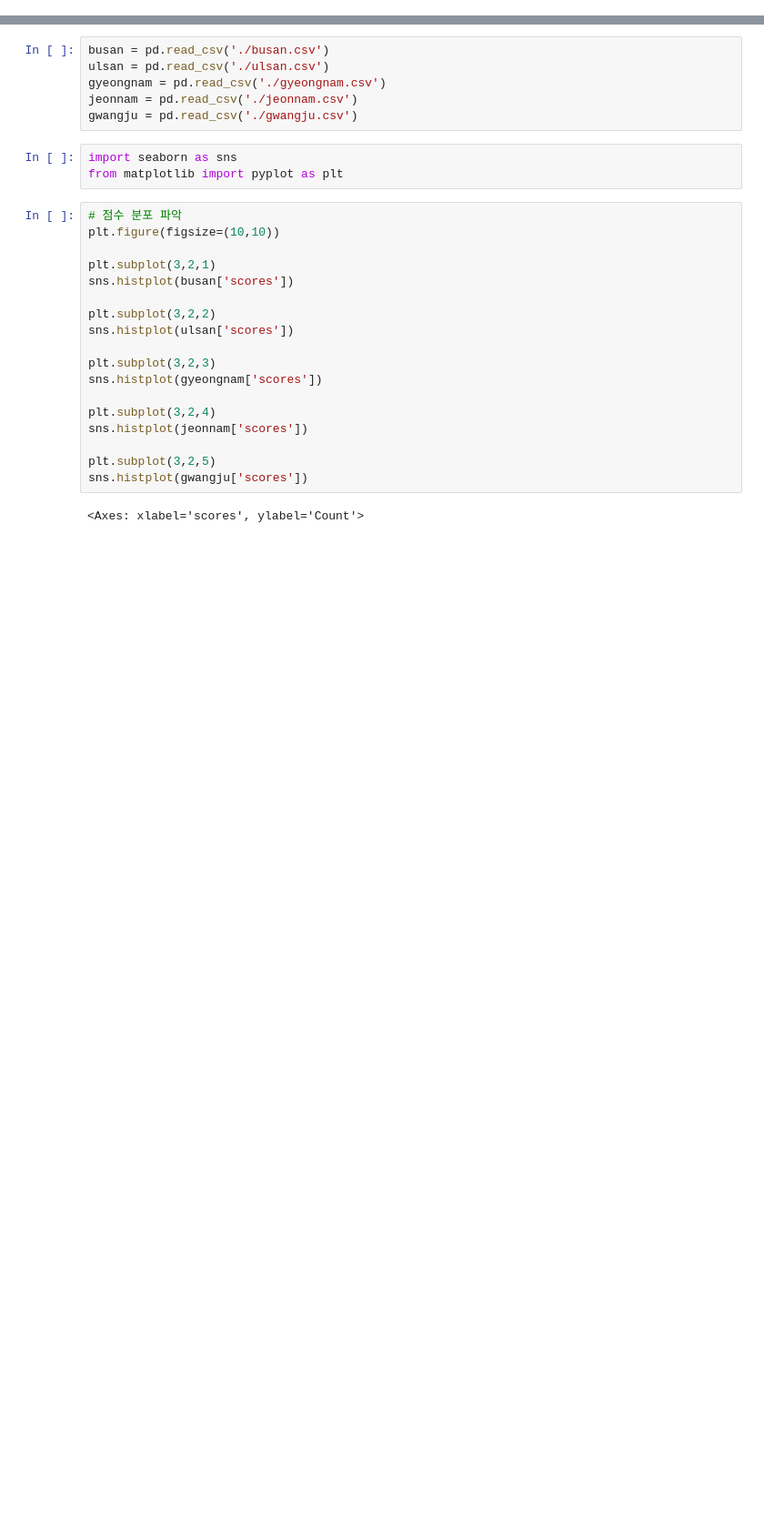
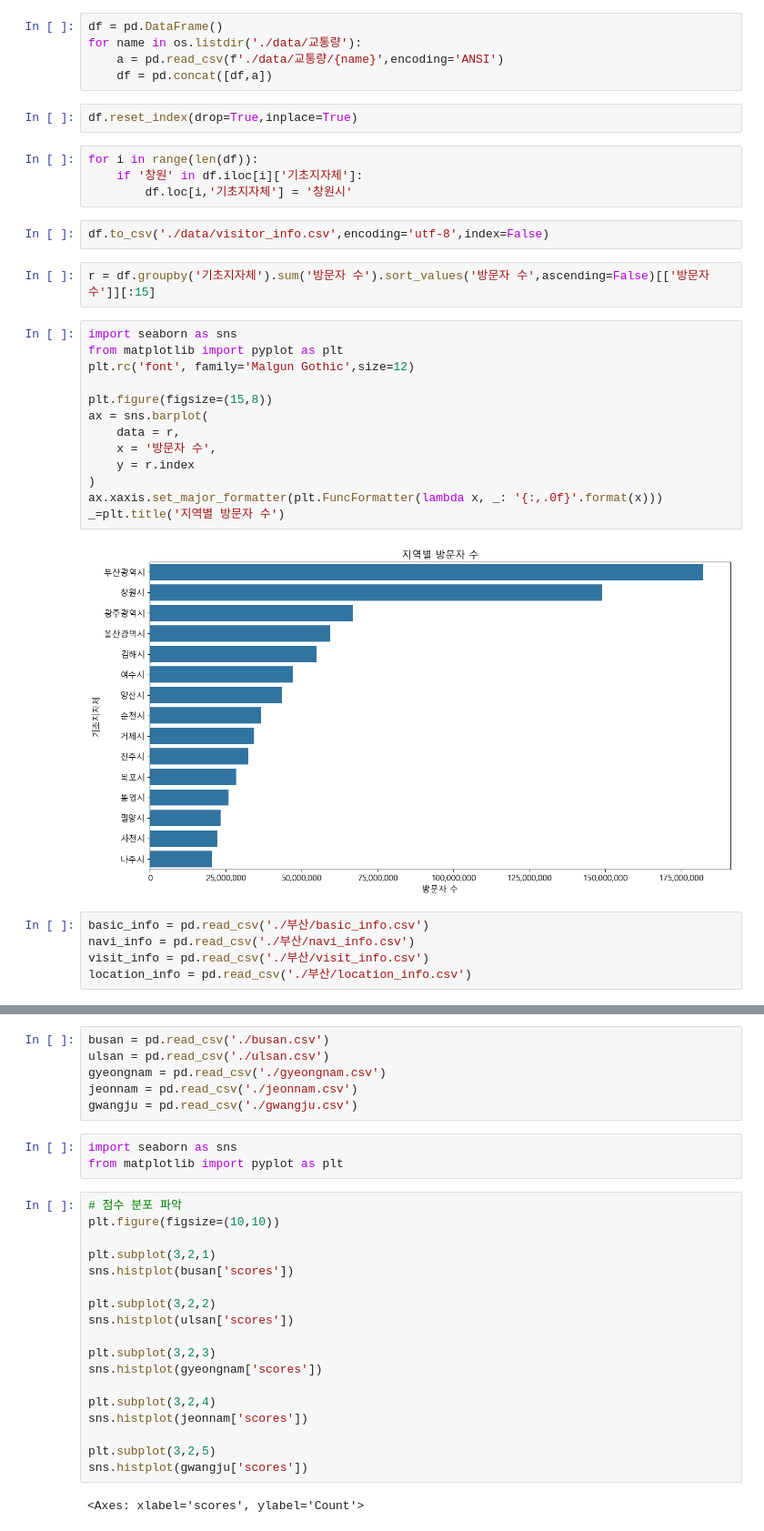
Before and after one commit to GRetriever/Data-Analysis-Project, a Jupyter notebook: Tourist Attractions/EDA.ipynb, the cells around one changed output, grey strips where cells are left out. Shown at 91% size. Cells and saved outputs as stored; diff of their text form; blank space fills up the shorter version.

```diff
--- a/Tourist Attractions/EDA.ipynb
+++ b/Tourist Attractions/EDA.ipynb
@@ -4,0 +8,35 @@ warnings.filterwarnings( 'ignore' )
+# %%
+df = pd.DataFrame()
+for name in os.listdir('./data/교통량'):
+    a = pd.read_csv(f'./data/교통량/{name}',encoding='ANSI')
+    df = pd.concat([df,a])
+# %%
+df.reset_index(drop=True,inplace=True)
+# %%
+for i in range(len(df)):
+    if '창원' in df.iloc[i]['기초지자체']:
+        df.loc[i,'기초지자체'] = '창원시'
+# %%
+df.to_csv('./data/visitor_info.csv',encoding='utf-8',index=False)
+# %%
+r = df.groupby('기초지자체').sum('방문자 수').sort_values('방문자 수',ascending=False)[['방문자 수']][:15]
+# %%
+import seaborn as sns
+from matplotlib import pyplot as plt
+plt.rc('font', family='Malgun Gothic',size=12)
+
+plt.figure(figsize=(15,8))
+ax = sns.barplot(
+    data = r,
+    x = '방문자 수',
+    y = r.index
+)
+ax.xaxis.set_major_formatter(plt.FuncFormatter(lambda x, _: '{:,.0f}'.format(x)))
+_=plt.title('지역별 방문자 수')
+# %% [output]
+[figure, added]
+# %%
+basic_info = pd.read_csv('./부산/basic_info.csv')
+navi_info = pd.read_csv('./부산/navi_info.csv')
+visit_info = pd.read_csv('./부산/visit_info.csv')
+location_info = pd.read_csv('./부산/location_info.csv')
```
Also changed, not shown: parts of 32 cells of this notebook, 5 other files.
